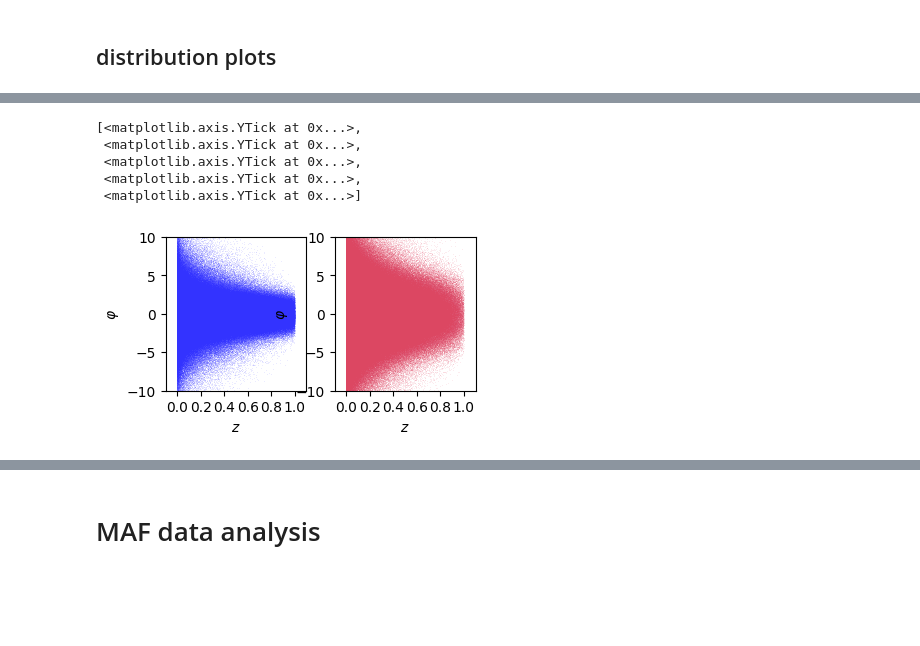
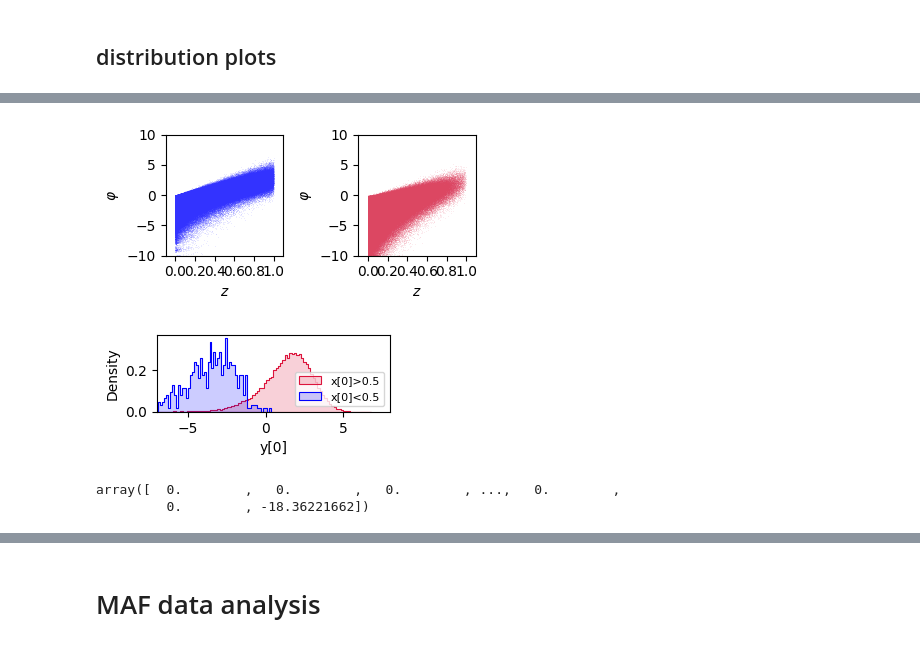
Before and after one commit to dfaroughy/SyntheticJets, a Jupyter notebook: data.ipynb, the cells around one changed output, grey strips where cells are left out. Drawn from its saved outputs; the diff is of its cells as text; code cells hidden in the pictures; blank space fills up the shorter version.

```diff
--- a/data.ipynb
+++ b/data.ipynb
@@ -113,12 +161,22 @@ def ROC(LLR_bckg, LLR_sig, N_samples):
 # %%
-N_samples = 100000   # Use a moderate number for demonstration (increase if needed)
+N_samples = 50000   # Use a moderate number for demonstration (increase if needed)
 D = 30
-params_qcd = (1, 1)
-params_tops = (2, 2)
+params_qcd = (1, 3)
+params_tops = (3, 3)
 
 
-toy_qcd = generate_point_clouds(N=N_samples, D=D, k=params_qcd[0], Sigma=params_qcd[1])
-toy_tops = generate_point_clouds(N=N_samples, D=D, k=params_tops[0], Sigma=params_tops[1])
+qcd = SyntheticJets(shape_param=params_qcd[0],
+                    scale_param=params_qcd[1],
+                    )
+tops = SyntheticJets(shape_param=params_tops[0],
+                      scale_param=params_tops[1],
+                      )
+
+toy_qcd = qcd.sample(N_samples, num_constituents=D)
+toy_tops = tops.sample(N_samples, num_constituents=D)
+
+# toy_qcd = generate_point_clouds(N=N_samples, D=D, k=params_qcd[0], Sigma=params_qcd[1])
+# toy_tops = generate_point_clouds(N=N_samples, D=D, k=params_tops[0], Sigma=params_tops[1])
 # np.save('correlated_toy_qcd_2M.npy', toy_qcd)
 # np.save('correlated_toy_tops_2M.npy', toy_tops)
 # %% [markdown]
@@ -259,28 +362,47 @@ ordered_z_plots(toy_qcd_ord, toy_tops_ord, feat=1)
 # %%
 # plot scatterplot of first vs second feature
 fig, ax = plt.subplots(1, 2, figsize=(4, 2))
 sns.scatterplot(x=qcd_x, y=qcd_y, color='blue', alpha=0.1, s=0.5, ax=ax[0])
 ax[0].set_xlabel(r'$z$')
 ax[0].set_ylabel(r'$\varphi$')
 ax[0].set_xlim(-0.1, 1.1)
 ax[0].set_ylim(-10, 10)
 ax[0].set_xticks([0, 0.2, 0.4, 0.6, 0.8, 1])
 ax[0].set_yticks([-10, -5, 0, 5, 10])
 
 sns.scatterplot(x=tops_x, y=tops_y, color='crimson', alpha=0.1, s=0.5, ax=ax[1])
 ax[1].set_xlabel(r'$z$')
 ax[1].set_ylabel(r'$\varphi$')
 ax[1].set_xlim(-0.1, 1.1)
 ax[1].set_ylim(-10, 10)
 ax[1].set_yscale('linear')
 ax[1].set_xscale('linear')
 ax[1].set_xticks([0, 0.2, 0.4, 0.6, 0.8, 1])
 ax[1].set_yticks([-10, -5, 0, 5, 10])
+
+plt.tight_layout()
+plt.show()
 # %% [output]
-[<matplotlib.axis.YTick at 0x...>,
- <matplotlib.axis.YTick at 0x...>,
- <matplotlib.axis.YTick at 0x...>,
- <matplotlib.axis.YTick at 0x...>,
- <matplotlib.axis.YTick at 0x...>]
-[figure, old version]
+[figure, new version]
+# %%
+hardest = toy_qcd_ord[:,0]
+hardest[hardest[...,0] > 0.5][...,1]
+
+plt.figure(figsize=(3,1.))
+sns.histplot(hardest[hardest[...,0] > 0.3][...,1], bins=100, color='crimson', alpha=0.2, lw=0.8, label='x[0]>0.5', element='step', stat='density')
+sns.histplot(hardest[hardest[...,0] <= 0.3][...,1], bins=100, color='blue', alpha=0.2, lw=0.8, label='x[0]<0.5', element='step', stat='density')
+plt.xlabel(r'y[0]')
+plt.xlim(-7, 8)
+plt.ylabel('Density')
+# plt.yscale('log')
+plt.legend(loc='lower right', fontsize=8)
+# plt.savefig('toy_LLR.png', dpi=300, bbox_inches='tight')
+plt.show()
+# %% [output]
+[figure, added]
+# %%
+LLR_qcd
+# %% [output]
+array([  0.        ,   0.        ,   0.        , ...,   0.        ,
+         0.        , -18.36221662])
 # %%
```
Also changed, not shown: parts of 7 cells of this notebook, 7 other files.
